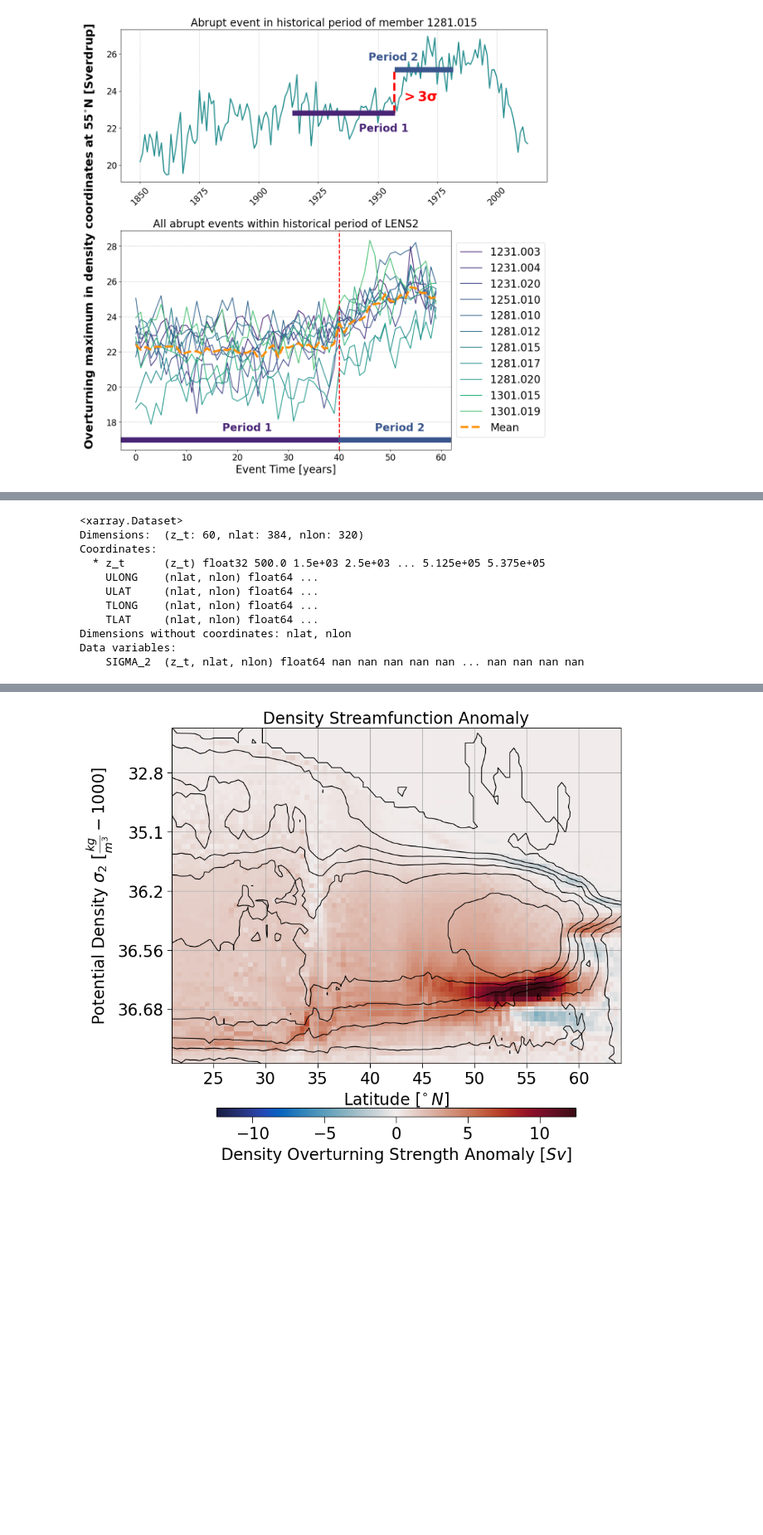
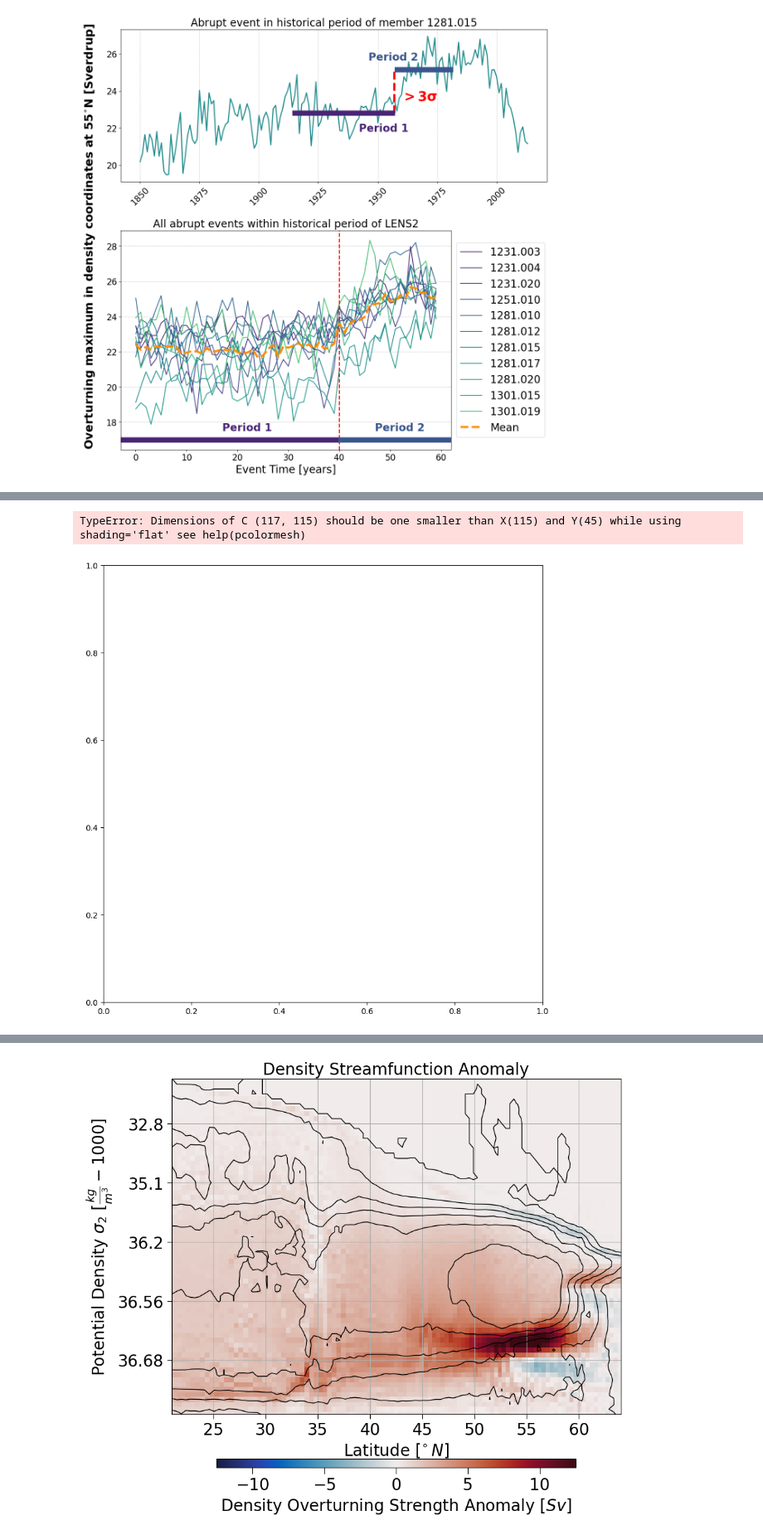
Before and after one commit to inagler/current, a Jupyter notebook: Figures_paper.ipynb, the cells around one changed output, grey strips where cells are left out. Shown at 83% size. Saved outputs shown, nothing was run; the diff lists cells and outputs as text; code cells hidden in the pictures; blank space fills up the shorter version.

```diff
--- a/Figures_paper.ipynb
+++ b/Figures_paper.ipynb
@@ -252,14 +266,0 @@ ds = ds.mean(dim='time')
-# %%
-ds
-# %% [output]
-<xarray.Dataset>
-Dimensions:  (z_t: 60, nlat: 384, nlon: 320)
-Coordinates:
-  * z_t      (z_t) float32 500.0 1.5e+03 2.5e+03 ... 5.125e+05 5.375e+05
-    ULONG    (nlat, nlon) float64 ...
-    ULAT     (nlat, nlon) float64 ...
-    TLONG    (nlat, nlon) float64 ...
-    TLAT     (nlat, nlon) float64 ...
-Dimensions without coordinates: nlat, nlon
-Data variables:
-    SIGMA_2  (z_t, nlat, nlon) float64 nan nan nan nan nan ... nan nan nan nan
@@ -265,0 +271,47 @@ Data variables:
+# %%
+# compute volume per layer
+volume_per_layer = (ds_vol['dz'] * ds_vol['UAREA']).mean(dim=('nlat', 'nlon')).values
+
+# average density per grid volume
+density_per_layer = ds_sig.SIGMA_2.mean(dim=('time', 'nlat', 'nlon')).values
+
+density_classes = np.array([32.8, 33., 33.2, 33.4, 33.6, 33.8, 34., 34.2, 34.4, 34.6, 34.8, 35., 35.1, 35.2,
+                            35.3, 35.4, 35.5, 35.6, 35.7, 35.8, 35.9, 36, 36.1, 36.15, 36.2, 36.3, 36.4,
+                            36.46, 36.54, 36.6, 36.65, 36.69, 36.73, 36.75, 36.78, 36.82, 36.84, 36.86,
+                            36.88, 36.9, 36.92, 36.94, 36.96, 36.98, 37.,])
+
+# Classify average densities into density classes
+density_class_indices = np.digitize(density_per_layer, bins=density_classes)
+
+# Sum the volumes for each density class
+volume_per_density_bin = np.zeros(len(density_classes) - 1)
+for i in range(len(density_classes) - 1):
+    volume_per_density_bin[i] = np.sum(volume_per_layer[i:i+2])
+
+
+# Scale the y-axis (density) using the volume per density bin
+# Compute the midpoints of density classes for plotting
+density_midpoints = (density_classes[:-1] + density_classes[1:]) / 2
+
+# Convert density values to indices of the volume per density bin
+density_indices = np.digitize(density_midpoints, bins=density_classes) - 1
+
+# Scale the y-axis (density) using the volume per density bin
+# Compute the midpoints of density classes for plotting
+density_midpoints = (density_classes[:-1] + density_classes[1:]) / 2
+
+# Convert density values to indices of the volume per density bin
+density_indices = np.digitize(density_midpoints, bins=density_classes) - 1
+# %%
+y_axis = np.arange(density_classes.shape[0])
+# %%
+
+fig, ax = plt.subplots(figsize=(10, 10))
+
+pc = ax.pcolormesh(ds_ps.TLAT.isel(nlat=(slice(250,365))), y_axis, anom_smoc_ds.densMOC,
+                   cmap=cmo.balance)
+
+plt.show()
+# %% [output]
+TypeError: Dimensions of C (117, 115) should be one smaller than X(115) and Y(45) while using shading='flat' see help(pcolormesh)
+[figure, added]
```
Also changed, not shown: parts of 19 cells of this notebook, 8 other files.
